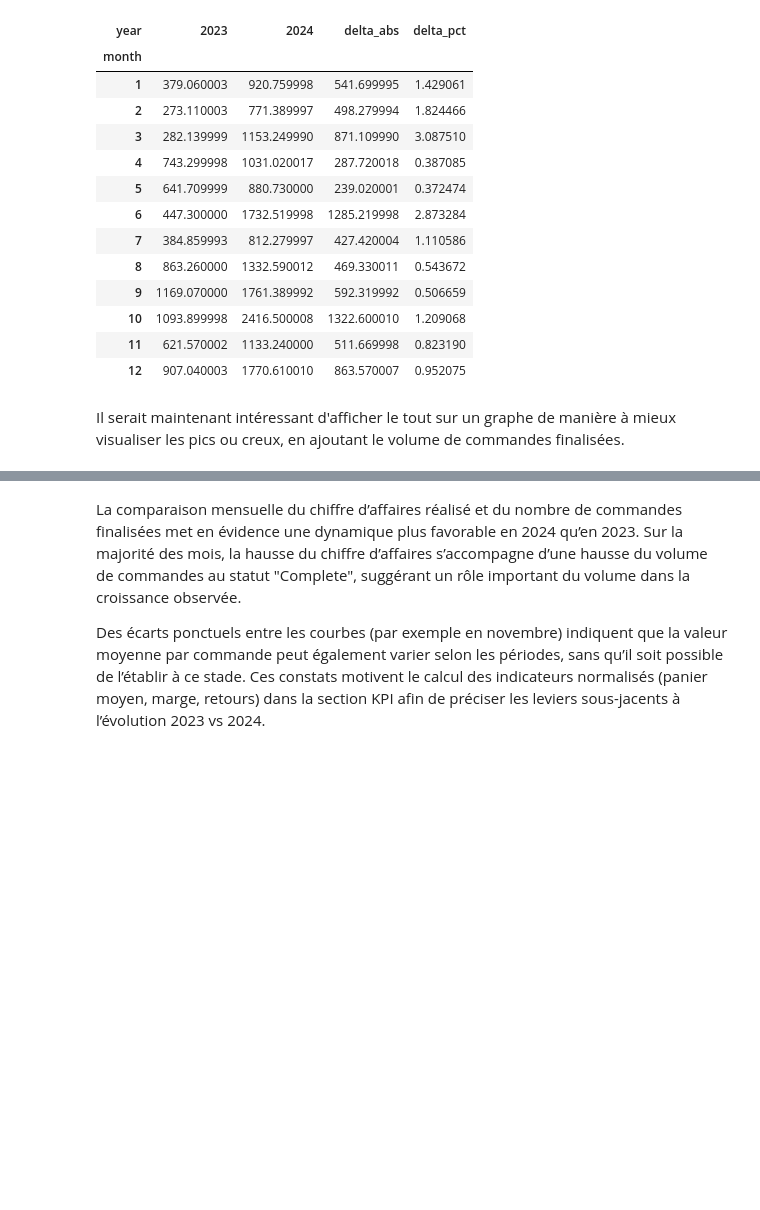
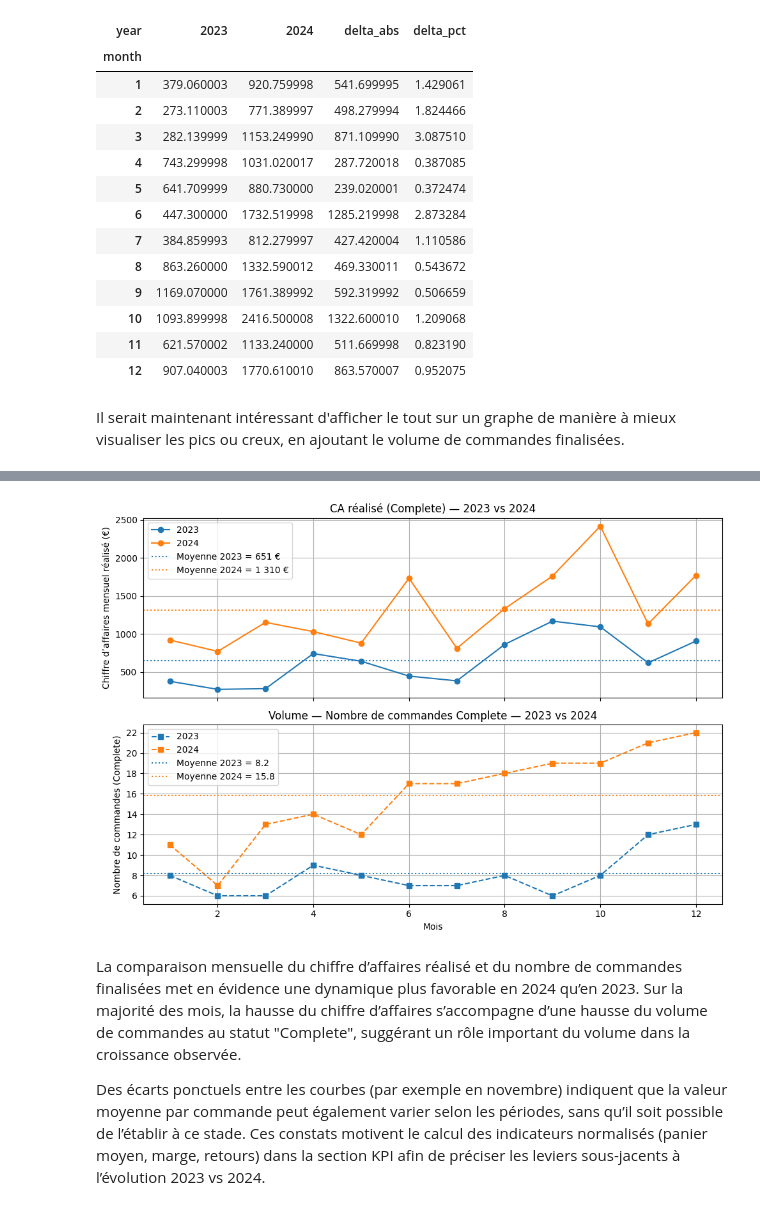
Before and after one commit to Ju3465/Analyse-e-commerce-2023-vs-2024-thelook_ecommerce, a Jupyter notebook: notebooks/eda_thelook_fr_women_2023_2024.ipynb, the cells around one changed output, grey strips where cells are left out. Drawn from its saved outputs; the diff is of its cells as text; code cells hidden in the pictures; blank space fills up the shorter version.

Commit message:
Graphe

```diff
--- a/notebooks/eda_thelook_fr_women_2023_2024.ipynb
+++ b/notebooks/eda_thelook_fr_women_2023_2024.ipynb
@@ -895,3 +851,80 @@ plt.show()
+# %%
+YEARS = [2023, 2024]
+
+# CA mensuel
+monthly_ca = (
+    df_real.groupby(["year", "month"])["sale_price"]
+    .sum()
+    .reset_index(name="ca")
+)
+
+monthly_ca_pivot = (
+    monthly_ca.pivot(index="month", columns="year", values="ca")
+    .reindex(range(1, 13), fill_value=0)
+)
+
+# Volume de commandes mensuel
+monthly_orders = (
+    df_real.groupby(["year", "month"])["order_id"]
+    .nunique()
+    .reset_index(name="nb_orders")
+)
+
+monthly_orders_pivot = (
+    monthly_orders.pivot(index="month", columns="year", values="nb_orders")
+    .reindex(range(1, 13), fill_value=0)
+)
+
+# Années réellement présentes (évite les KeyError et les graphiques à 1 seule courbe)
+years_ca = [y for y in YEARS if y in monthly_ca_pivot.columns]
+years_orders = [y for y in YEARS if y in monthly_orders_pivot.columns]
+
+# Plot : 2 graphes empilés
+fig, axes = plt.subplots(2, 1, figsize=(10, 7), sharex=True)
+
+# CA
+monthly_ca_pivot[years_ca].plot(ax=axes[0], kind="line", marker="o")
+axes[0].set_title("CA réalisé (Complete) — 2023 vs 2024")
+axes[0].set_ylabel("Chiffre d’affaires mensuel réalisé (€)")
+axes[0].grid(True)
+
+# Couleurs des courbes CA
+line_colors_ca = {int(line.get_label()): line.get_color() for line in axes[0].lines if line.get_label().isdigit()}
+for y in years_ca:
+    mean_y = monthly_ca_pivot[y].mean()
+    axes[0].axhline(
+        mean_y,
+        linestyle=":",
+        linewidth=1.5,
+        color=line_colors_ca.get(y, None),
+        label=f"Moyenne {y} = {mean_y:,.0f} €".replace(",", " ")
+    )
+axes[0].legend()
+
+# Volume commandes
+monthly_orders_pivot[years_orders].plot(ax=axes[1], kind="line", marker="s", linestyle="--")
+axes[1].set_title("Volume — Nombre de commandes Complete — 2023 vs 2024")
+axes[1].set_xlabel("Mois")
+axes[1].set_ylabel("Nombre de commandes (Complete)")
+axes[1].grid(True)
+
+# Couleurs des courbes volume
+line_colors_orders = {int(line.get_label()): line.get_color() for line in axes[1].lines if line.get_label().isdigit()}
+for y in years_orders:
+    mean_y = monthly_orders_pivot[y].mean()
+    axes[1].axhline(
+        mean_y,
+        linestyle=":",
+        linewidth=1.5,
+        color=line_colors_orders.get(y, None),
+        label=f"Moyenne {y} = {mean_y:.1f}"
+    )
+axes[1].legend()
+
+plt.tight_layout()
+plt.show()
+# %% [output]
+[figure, added]
 # %% [markdown]
 La comparaison mensuelle du chiffre d’affaires réalisé et du nombre de commandes finalisées met en évidence une dynamique plus favorable en 2024 qu’en 2023. Sur la majorité des mois, la hausse du chiffre d’affaires s’accompagne d’une hausse du volume de commandes au statut "Complete", suggérant un rôle important du volume dans la croissance observée.
 
```
Also changed, not shown: parts of 1 cell of this notebook.
